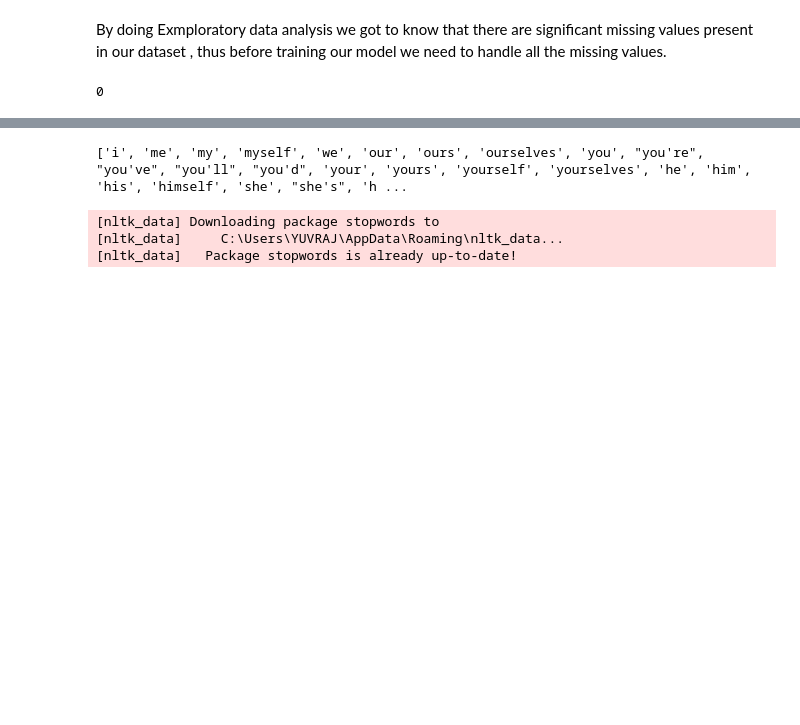
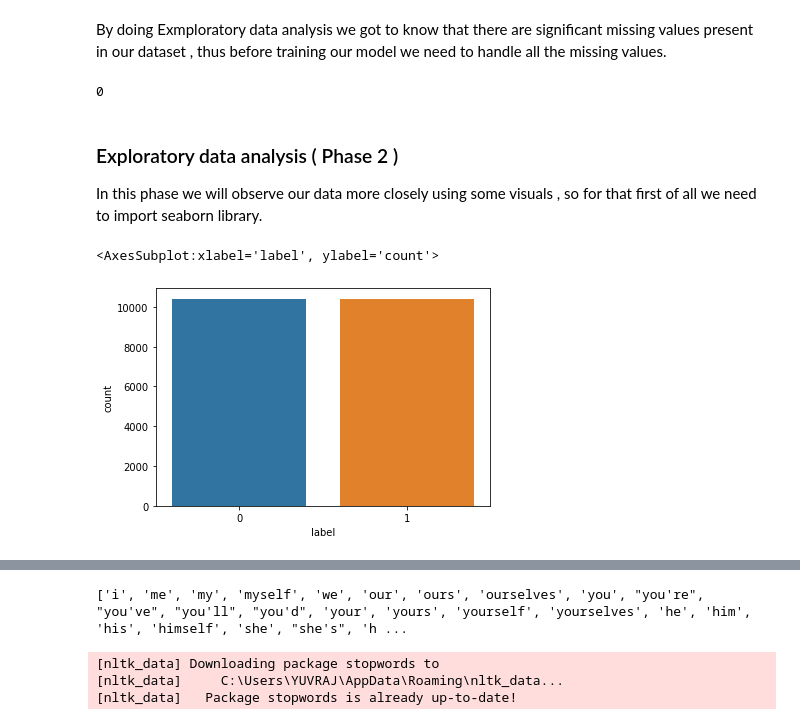
Before and after one commit to SinghYuvraj01/Fake-News-Detection, a Jupyter notebook: Code.ipynb, the cells around one changed output, grey strips where cells are left out. Saved outputs shown, nothing was run; the diff lists cells and outputs as text; code cells hidden in the pictures; blank space fills up the shorter version.

Commit message:
EDA phase 2 and Some data processing completed

```diff
--- a/Code.ipynb
+++ b/Code.ipynb
@@ -83,3 +83,12 @@ By doing Exmploratory data analysis we got to know that there are significant mi
 data.duplicated().sum()
 # %% [output]
 0
+# %% [markdown]
+### Exploratory data analysis ( Phase 2 )
+In this phase we will observe our data more closely using some visuals , so for that first of all we need to import seaborn library.
+# %%
+import seaborn as sns
+sns.countplot(data['label'])
+# %% [output]
+<AxesSubplot:xlabel='label', ylabel='count'>
+[figure, added]
```
Also changed, not shown: parts of 9 cells of this notebook.
